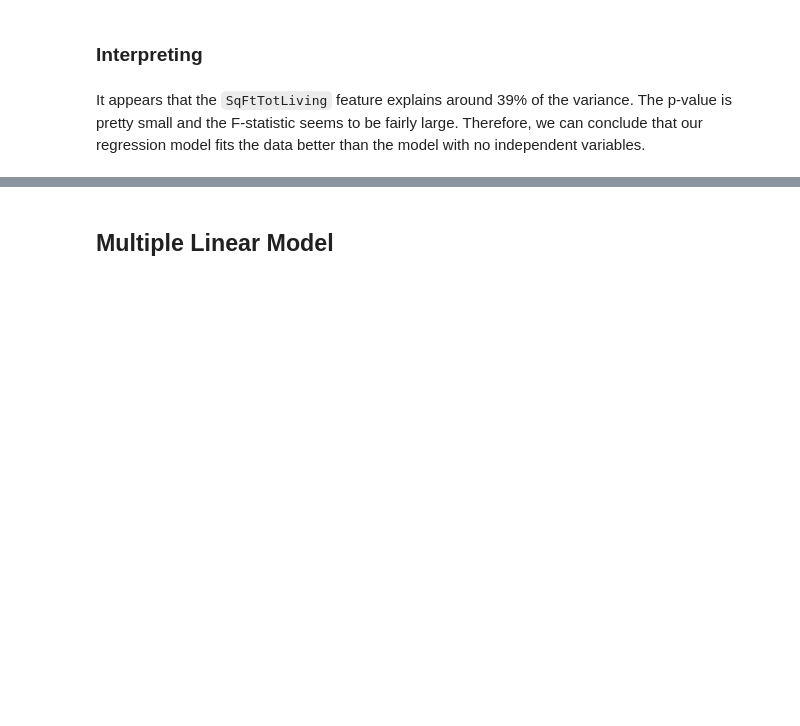
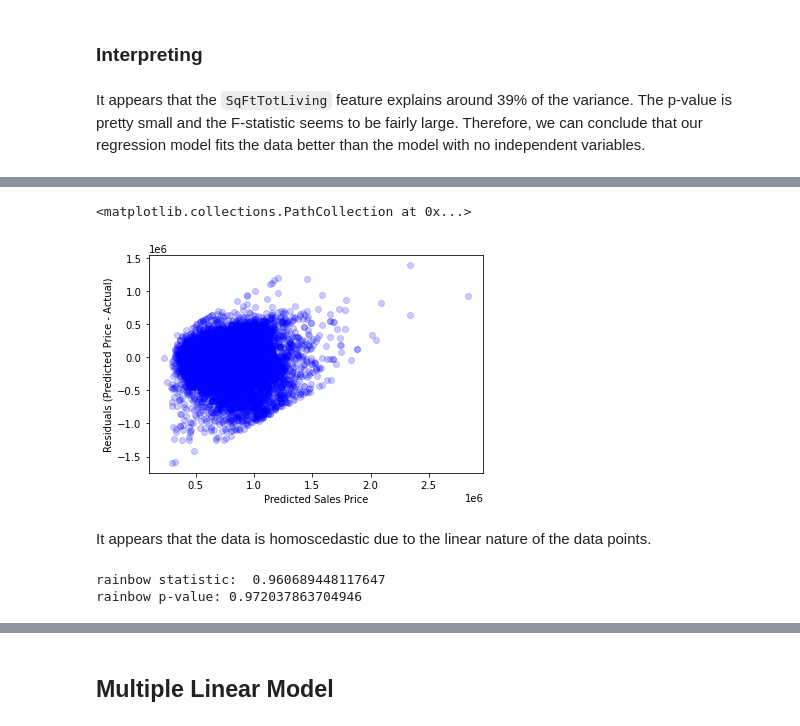
Before and after one commit to edgarbarr1/king-county-housing, a Jupyter notebook: notebooks/report/stats.ipynb, the cells around one changed output, grey strips where cells are left out. Drawn from its saved outputs; the diff is of its cells as text; code cells hidden in the pictures; blank space fills up the shorter version.

```diff
--- a/notebooks/report/stats.ipynb
+++ b/notebooks/report/stats.ipynb
@@ -466,0 +240,5 @@ Notes:
+# %%
+frml_sale_totsq = 'SalePrice ~ SqFtTotLiving'
+single_linear_model = ols(formula =frml_sale_totsq, data = residential_df)
+results_single_linear_model = single_linear_model.fit()
+results_single_linear_model.summary()
@@ -466,0 +267,19 @@ Notes:
+# %%
+y = residential_df['SalePrice']
+y_hat = results_single_linear_model.predict()
+fig2, ax2 = plt.subplots()
+ax2.set(xlabel = 'Predicted Sales Price',
+        ylabel = 'Residuals (Predicted Price - Actual)')
+ax2.scatter(x=y_hat, y=y_hat-y, color='blue', alpha=0.2)
+# %% [output]
+<matplotlib.collections.PathCollection at 0x...>
+[figure, added]
+# %% [markdown]
+It appears that the data is homoscedastic due to the linear nature of the data points.
+# %%
+rainbow_statistic, rainbow_p_value = linear_rainbow(results_single_linear_model)
+print('rainbow statistic: ', rainbow_statistic)
+print('rainbow p-value:', rainbow_p_value)
+# %% [output]
+rainbow statistic:  0.960689448117647
+rainbow p-value: 0.972037863704946
```
Also changed, not shown: parts of 150 cells of this notebook, 1 other file.
